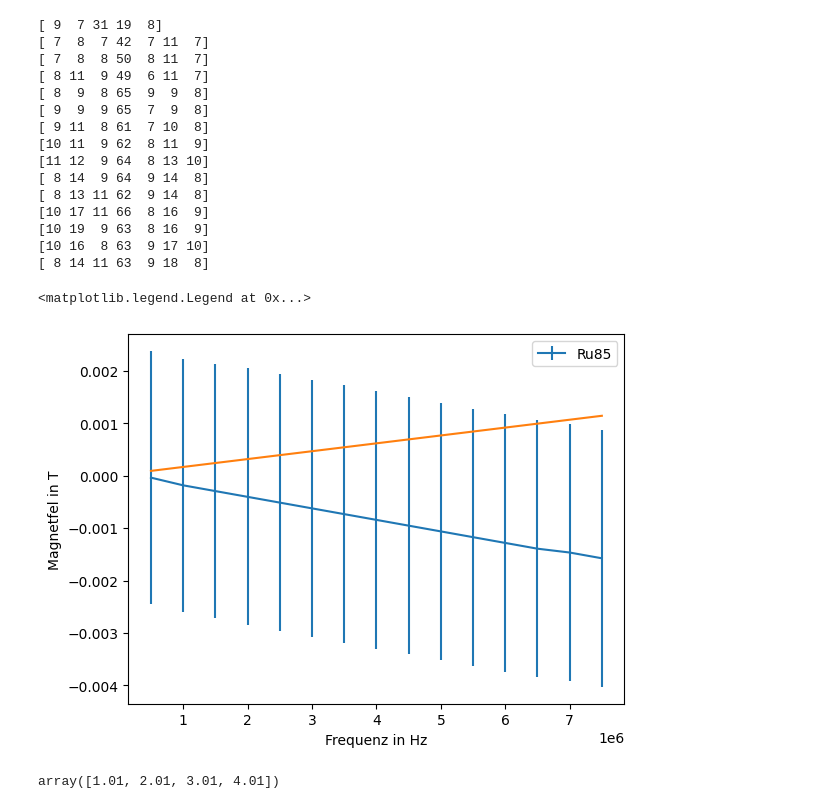
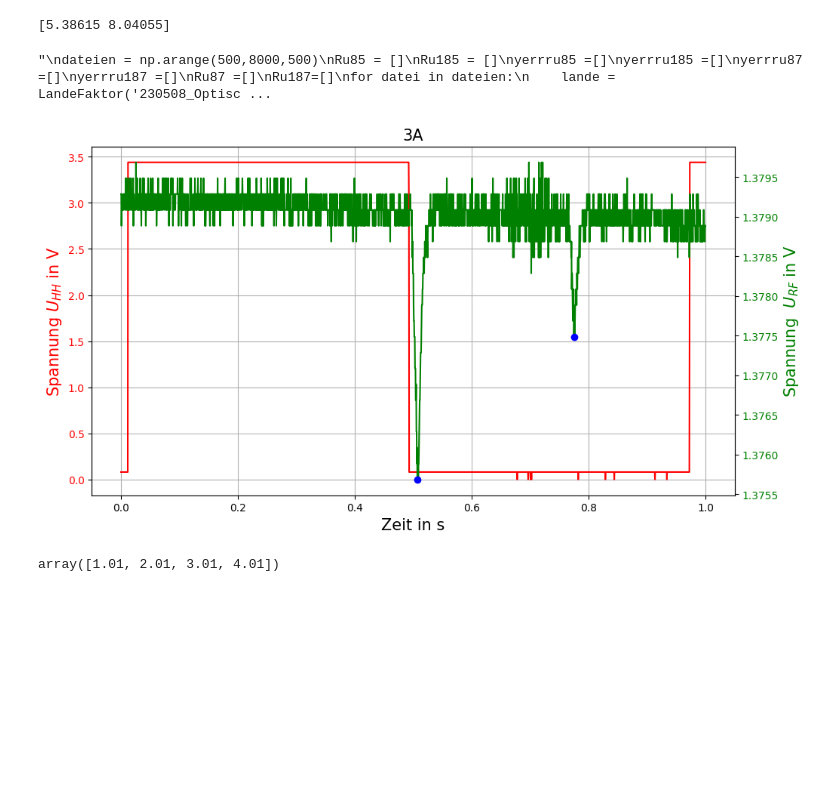
Before and after one commit to cedrickrm/F-Prak, a Jupyter notebook: Optisches_Pumpen/lande.ipynb, the cells around one changed output. Saved outputs shown, nothing was run; the diff lists cells and outputs as text; code cells hidden in the pictures; blank space fills up the shorter version.

Commit message:
Added Sweep

```diff
--- a/Optisches_Pumpen/lande.ipynb
+++ b/Optisches_Pumpen/lande.ipynb
@@ -27,14 +27,9 @@ class LandeFaktor:
         peaks = find_peaks(-self.channel2,prominence=0.0019,distance=5)
         return peaks[0]
 
-    def getpeakwidth(self):
-        linien_breite = peak_widths(-self.channel2,self.findpeaksauto())
-        print(linien_breite[0].astype(int))
-        return self.get_b(linien_breite[0].astype(int))
-
     def give_current(self,peaks):
         widerstand = 1.745
-        return self.channel1[peaks] / widerstand
+        return self.channel1[peaks-26] / widerstand
 
     def get_b(self,peaks):
         current = self.give_current(peaks)
@@ -44,9 +39,15 @@ class LandeFaktor:
         B = mu0*(4/5)**(3/2) * N/r * current
         return B
 
-    def plotwithpeaks(self,peaks,findpeaks = False):
+    def sweep(self):
+        frequenz = 9.875*(self.time[self.findpeaksauto()]-0.012) + 0.5
+        print(frequenz)
+
+
+
+    def plotwithpeaks(self,peaks=[],findpeaks = False):
         if findpeaks:
-            peaks,_ = self.findpeaksauto()
+            peaks = self.findpeaksauto()
         fig = plt.figure(figsize=(11,6))
         gs = GridSpec(8,5)
         fig1 = fig.add_subplot(gs[:,:])
@@ -66,71 +67,51 @@ class LandeFaktor:
             plt.plot(self.time[peak],self.channel2[peak],'bo')
 
 lande2500 = LandeFaktor('230508_OptischesPumpen/Resonanz2500kHz')
+lande = LandeFaktor('230508_OptischesPumpen/Sweep1_43A')
 #print(lande2500.getpeakwidth())
 peaks = [988,1076,1423,1512]
+lande.plotwithpeaks(findpeaks=True)
+lande.sweep()
 #lande2500.plotwithpeaks(peaks,findpeaks=True)
 #print(lande2500.get_b(lande2500.findpeaksauto()))
 
-#'''
+'''
 dateien = np.arange(500,8000,500)
 Ru85 = []
 Ru185 = []
-yerrru85 =[]
-yerrru185 =[]
-yerrru87 =[]
-yerrru187 =[]
 Ru87 =[]
 Ru187=[]
 for datei in dateien:
     lande = LandeFaktor('230508_OptischesPumpen/Resonanz'+str(datei)+'kHz')
     b_peaks = lande.get_b(lande.findpeaksauto())
     Ru85.append(b_peaks[1])
-    yerrru85.append(lande.getpeakwidth()[1])
-    #yerrru85 = lande.get_b(yerrru85)
     Ru185.append(b_peaks[-2])
-    #yerrru185.append(lande.getpeakwidth()[-2])
     Ru87.append(b_peaks[2])
-    #yerrru87.append(lande.getpeakwidth()[2])
     Ru187.append(b_peaks[-3])
-    #yerrru187.append(lande.getpeakwidth()[-3])
-#print(yerrru85)
-plt.errorbar(dateien*1000,Ru85,yerr=yerrru85,label='Ru85')
-#plt.errorbar(dateien*1000,Ru87,yerr=yerrru185,label='Ru87')
-#plt.errorbar(dateien*1000,Ru185,yerr=yerrru185,label='Ru85_1')
-#plt.errorbar(dateien*1000,Ru187,yerr=yerrru187,label='Ru87_1')
+plt.plot(dateien*1000,Ru85,label='Ru85')
+plt.plot(dateien*1000,Ru87,label='Ru87')
+plt.plot(dateien*1000,Ru185,label='Ru85_1')
+plt.plot(dateien*1000,Ru187,label='Ru87_1')
 plt.xlabel('Frequenz in Hz')
 plt.ylabel('Magnetfel in T')
 
 fit,err = np.polyfit(dateien*1000,Ru187,deg=1,cov = True)
+
 a = fit[0]
 b=fit[1]
 #print(a)
 h = 6.626e-34
 mub = 9.274e-24
 #print(h/(mub*a))
 yseq = a*dateien*1000+b
 plt.plot(dateien*1000,yseq)
 plt.legend()
-#'''
+'''
 #plt.xlim(0.475,0.525)
 # %% [output]
-[ 9  7 31 19  8]
-[ 7  8  7 42  7 11  7]
-[ 7  8  8 50  8 11  7]
-[ 8 11  9 49  6 11  7]
-[ 8  9  8 65  9  9  8]
-[ 9  9  9 65  7  9  8]
-[ 9 11  8 61  7 10  8]
-[10 11  9 62  8 11  9]
-[11 12  9 64  8 13 10]
-[ 8 14  9 64  9 14  8]
-[ 8 13 11 62  9 14  8]
-[10 17 11 66  8 16  9]
-[10 19  9 63  8 16  9]
-[10 16  8 63  9 17 10]
-[ 8 14 11 63  9 18  8]
+[5.38615 8.04055]
-<matplotlib.legend.Legend at 0x...>
+"\ndateien = np.arange(500,8000,500)\nRu85 = []\nRu185 = []\nyerrru85 =[]\nyerrru185 =[]\nyerrru87 =[]\nyerrru187 =[]\nRu87 =[]\nRu187=[]\nfor datei in dateien:\n    lande = LandeFaktor('230508_Optisc ...
-[figure, old version]
+[figure, new version]
 # %%
 np.array([1,2,3,4])+0.01
 # %% [output]
```
